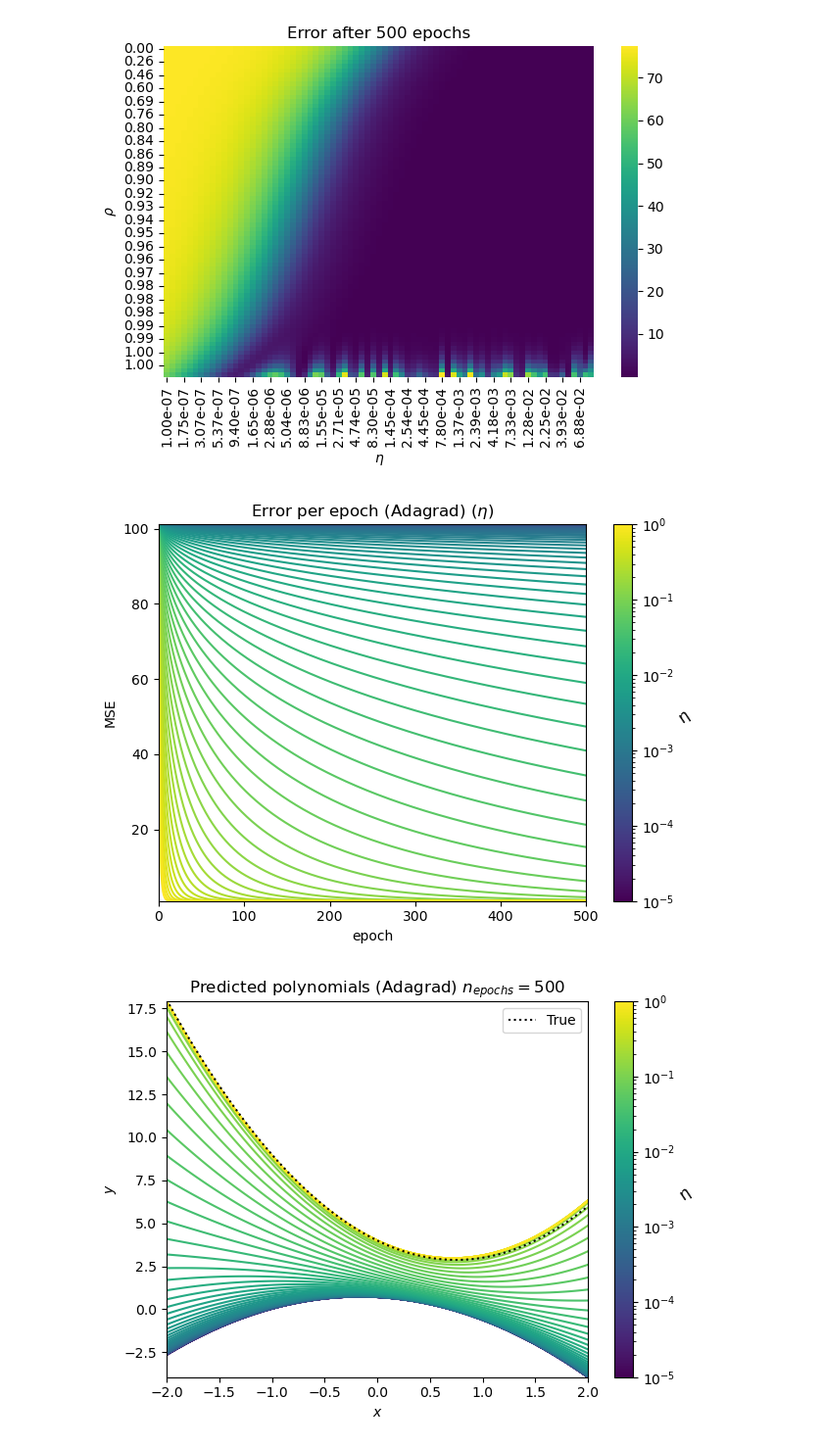
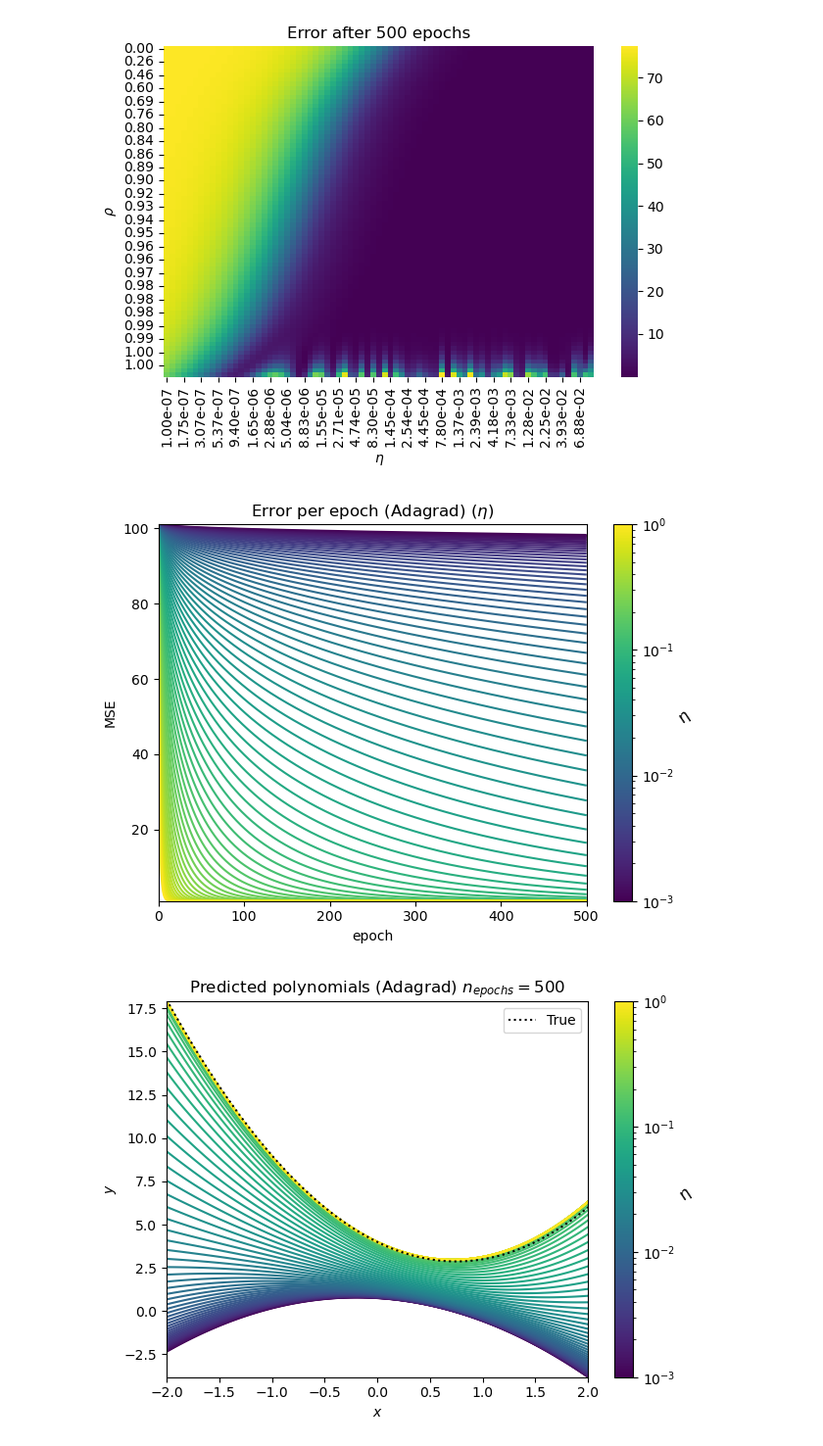
Before and after one commit to augustfe/FYSSTK, a Jupyter notebook: Project2/src/grad_rework.ipynb, the cells around one changed output. Shown at 98% size. Cells and saved outputs as stored; diff of their text form; code cells hidden in the pictures.

Commit message:
Adagrad less sensitive, will fix tommorow

```diff
--- a/Project2/src/grad_rework.ipynb
+++ b/Project2/src/grad_rework.ipynb
@@ -52,8 +52,10 @@ GA.momentum_analysis(eta_arr, rho_arr)
 [figure]
 [figure]
 # %%
-eta_arr = np.logspace(-5, 0, eta_num)
+# NOTE: Adagrad seems to be less sensitive to the learning rate
+
+eta_arr = np.logspace(-3, 0, eta_num)
 GA.adagrad_analysis(eta_arr)
 # %% [output]
-[figure, old version]
+[figure, new version]
-[figure, old version]
+[figure, new version]
```
Also changed, not shown: parts of 2 cells of this notebook, 1 other file.
